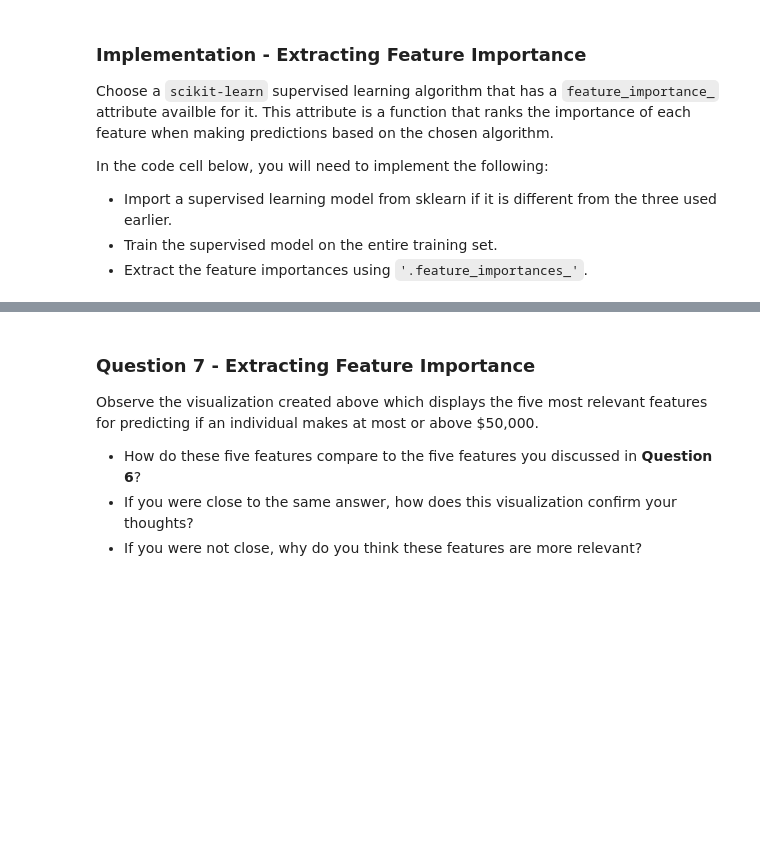
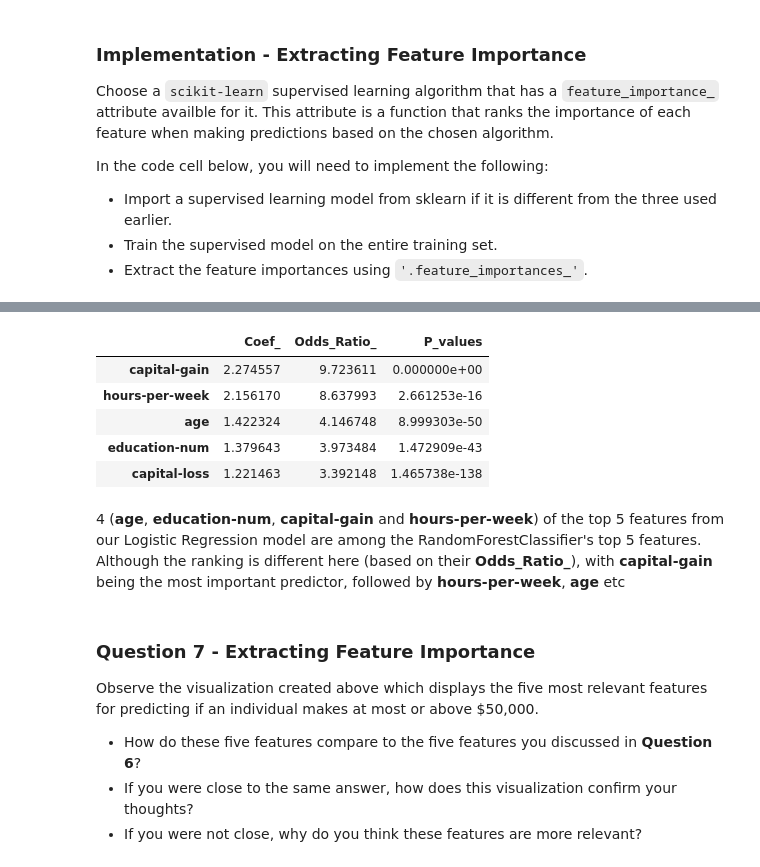
Before and after one commit to Trezcool/udacity-ml, a Jupyter notebook: finding_donors/finding_donors.ipynb, the cells around one changed output, grey strips where cells are left out. Drawn from its saved outputs; the diff is of its cells as text; code cells hidden in the pictures; blank space fills up the shorter version.

```diff
--- a/finding_donors/finding_donors.ipynb
+++ b/finding_donors/finding_donors.ipynb
@@ -594,3 +609,27 @@ vs.feature_plot(importances, X_train, y_train)
+# %%
+# Check out the interpretability of a parameter based model such as our Logistic Regression model
+# and compare with the RandomForestClassifier's results above
+from sklearn.feature_selection import chi2
+
+# Compute chi-squared stats between each feature and class labels
+scores, pvalues = chi2(X_train, y_train)
+# Create data frame
+coef_0 = best_clf.coef_[0].astype(np.float64)
+coef = pd.DataFrame.from_dict(dict(zip(coef_0, np.exp(coef_0))), orient='index').reset_index()
+coef.columns = ['Coef_','Odds_Ratio_']
+coef['P_values'] = pvalues
+coef.index = X_train.columns
+# Top Five features
+coef[:5].sort_values('Odds_Ratio_', ascending=False)
+# %% [output]
+|  | Coef_ | Odds_Ratio_ | P_values |
+| capital-gain | 2.274557 | 9.723611 | 0.000000e+00 |
+| hours-per-week | 2.156170 | 8.637993 | 2.661253e-16 |
+| age | 1.422324 | 4.146748 | 8.999303e-50 |
+| education-num | 1.379643 | 3.973484 | 1.472909e-43 |
+| capital-loss | 1.221463 | 3.392148 | 1.465738e-138 |
+# %% [markdown]
+4 (**age**, **education-num**, **capital-gain** and **hours-per-week**) of the top 5 features from our Logistic Regression model are among the RandomForestClassifier's top 5 features. Although the ranking is different here (based on their **Odds_Ratio_**), with **capital-gain** being the most important predictor, followed by **hours-per-week**, **age** etc
 # %% [markdown]
 ### Question 7 - Extracting Feature Importance
 
```
Also changed, not shown: parts of 9 cells of this notebook, 1 other file.
